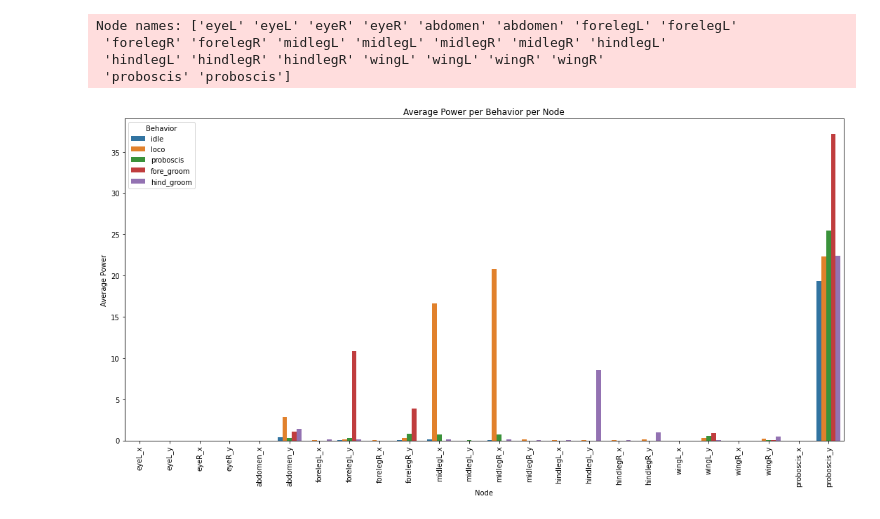
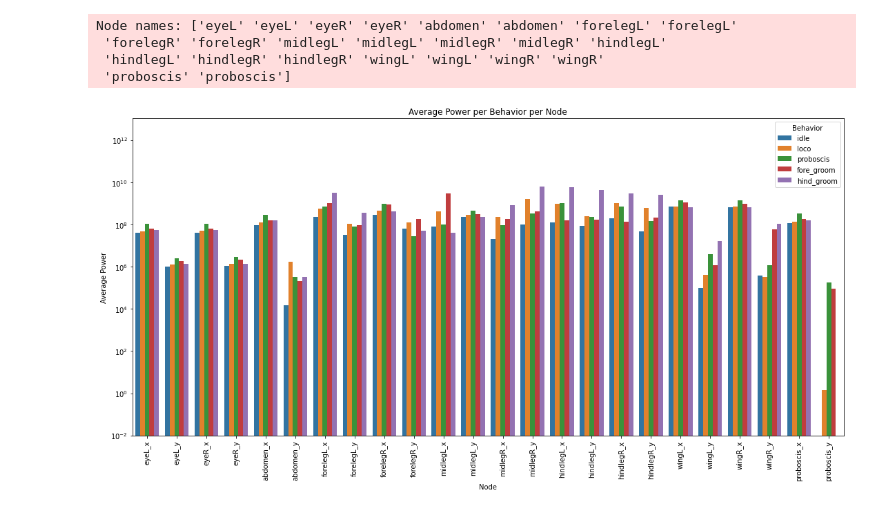
Before and after one commit to shaliulab/long-timescale-analysis, a Jupyter notebook: analysis/notebooks/20230511_region_level_clustering.ipynb, the cells around one changed output. Drawn from its saved outputs; the diff is of its cells as text; code cells hidden in the pictures.

```diff
--- a/analysis/notebooks/20230511_region_level_clustering.ipynb
+++ b/analysis/notebooks/20230511_region_level_clustering.ipynb
@@ -224,7 +224,7 @@ for behavior, flid_samp_projections in behavior_projections.items():
     logger.info(f"Processing behavior: {behavior} -- {len(flid_samp_projections)} samples")
     for flid_samp, projections in flid_samp_projections.items():
 
-        wavelet, f, window_sizes = mm_findWavelets_ls(projections.T, parameters)
+        wavelet, freqs, window_sizes = mm_findWavelets_ls(projections.T, parameters)
         # logger.info(f"Processing behavior: {behavior} -- {flid_samp} -- {wavelet.shape} -- {projections.shape}")
         wavelet = wavelet[320:-320,:]
         behavior_wavelets[flid_samp] = wavelet
@@ -237,29 +237,3 @@ Processing behavior: loco -- 10 samples
 Processing behavior: proboscis -- 10 samples
 Processing behavior: fore_groom -- 10 samples
 Processing behavior: hind_groom -- 10 samples
-# %%
-# Initialize dictionary to store results
-avg_total_power_per_behavior = {}
-
-# Loop through each behavior and its associated wavelet results
-for behavior, flid_samp_wavelets in wavelet_results.items():
-    # Initialize list to store total power for each flid_samp
-    total_power_list = []
-
-    # Loop through each flid_samp and its associated wavelet
-    for flid_samp, wavelet in flid_samp_wavelets.items():
-        # Calculate the power of the wavelet (i.e., square of the absolute value)
-        power = np.abs(wavelet)**2
-        print(f"Power shape: {power.shape}")
-
-    #     # Sum up the power across all frames (axis=1) to get total power
-    #     total_power = np.sum(power, axis=1)
-
-    #     # Append to the list
-    #     total_power_list.append(total_power)
-
-    # # Calculate the average total power (i.e., mean of total power across all flid_samps)
-    # avg_total_power = np.mean(total_power_list, axis=0)
-
-    # Store in the result dictionary
-    # avg_total_power_per_behavior[behavior] = avg_total_power
@@ -314,11 +270,15 @@ average_total_power_per_node = {}
 
 # Iterate over each behavior
 for behavior, behavior_wavelets in wavelet_results.items():
+    logger.info(f"Aggregating wavelets for behavior {behavior}")
+    wlets = np.concatenate(list(behavior_wavelets.values()), axis=0)
+    wlets = np.abs(wlets) ** 2  # Power
+    # wlets[wlets < 1e7] = 0 # Thresholding
+
     total_power_per_node = []
 
-    # Iterate over each set of wavelets for the behavior
+    # Calculate power per node for each set of wavelets
     for wavelet in behavior_wavelets.values():
-        # Calculate power of wavelet, square of absolute value
         power = np.abs(wavelet) ** 2
 
         # Sum over the frames axis (0th dimension, as power shape is (frames, nodes*freqs))
@@ -334,5 +294,3 @@ for behavior, behavior_wavelets in wavelet_results.items():
     average_total_power = np.mean(total_power_per_node, axis=0)
 
     average_total_power_per_node[behavior] = average_total_power
-
-# Now average_total_power_per_node[behavior] is an array of shape (nodes,) containing the average total power for each node
@@ -373,29 +317,31 @@ Node names: ['eyeL' 'eyeL' 'eyeR' 'eyeR' 'abdomen' 'abdomen' 'forelegL' 'foreleg
 # %%
 import seaborn as sns
 import pandas as pd
 import matplotlib.pyplot as plt
 
 # Node names
 node_names = ['eyeL_x', 'eyeL_y', 'eyeR_x', 'eyeR_y', 'abdomen_x', 'abdomen_y', 'forelegL_x', 'forelegL_y', 'forelegR_x', 'forelegR_y', 'midlegL_x',
               'midlegL_y', 'midlegR_x', 'midlegR_y', 'hindlegL_x', 'hindlegL_y', 'hindlegR_x', 'hindlegR_y', 'wingL_x', 'wingL_y', 'wingR_x', 'wingR_y', 'proboscis_x', 'proboscis_y']
 
 # Prepare data for seaborn
 data = []
 for behavior, powers in average_total_power_per_node.items():
     for node_name, power in zip(node_names, powers.flatten()):
         data.append([behavior, node_name, power])
 
 df = pd.DataFrame(data, columns=["Behavior", "Node", "Average Power"])
 
 # Plot
 plt.figure(figsize=(15, 8))
 sns.barplot(data=df, x="Node", y="Average Power", hue="Behavior")
 plt.title('Average Power per Behavior per Node')
 plt.ylabel('Average Power')
 plt.xlabel('Node')
 plt.xticks(rotation=90)
 plt.tight_layout()
-plt.savefig('power_per_behavior_per_node.png')
+plt.yscale('log')
+plt.ylim(1e-2)
+plt.savefig('figures/power_per_behavior_per_node.jpg')
 plt.show()
 # %% [output]
-[figure, old version]
+[figure, new version]
```
Also changed, not shown: parts of 7 cells of this notebook, 6 other files.
